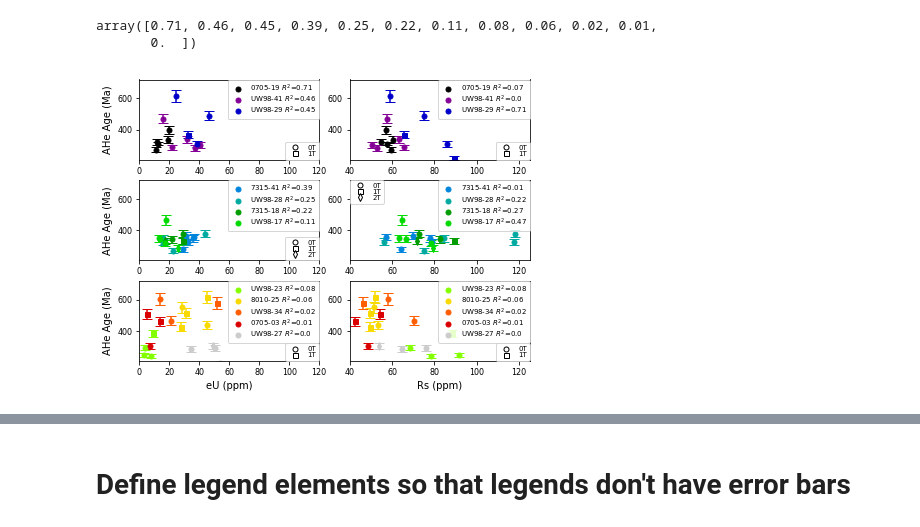
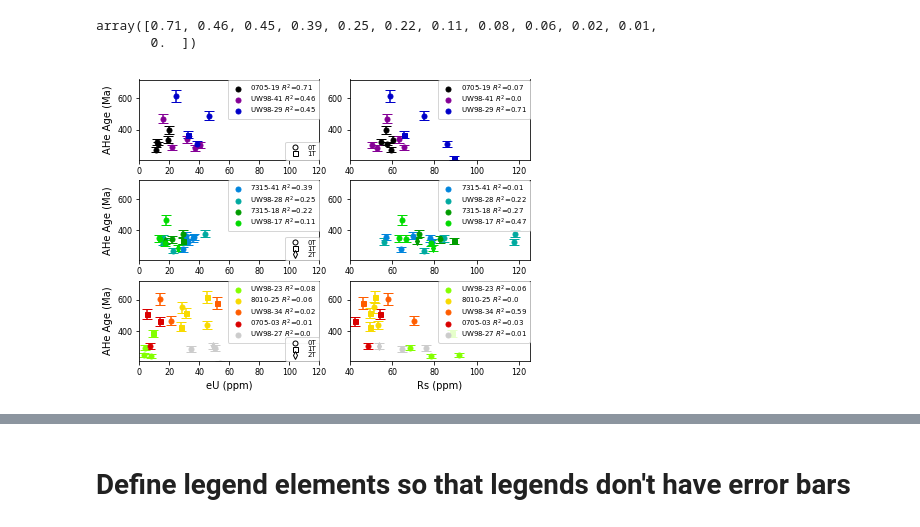
Before and after one commit to saraemp/10.1029-2019TC005988, a Jupyter notebook: AHe_age_vs_eU_vsRs_grouped_r2_all.ipynb, the cells around one changed output, grey strips where cells are left out. Saved outputs shown, nothing was run; the diff lists cells and outputs as text; code cells hidden in the pictures.

```diff
--- a/AHe_age_vs_eU_vsRs_grouped_r2_all.ipynb
+++ b/AHe_age_vs_eU_vsRs_grouped_r2_all.ipynb
@@ -25,5 +25,11 @@ for i in np.arange(0,len(samples),1):
     r_square_eU_0[i]=round(scipy.stats.linregress(AHe.eU_ppm[AHe.Sample_No==samples[i]], AHe.Corrected_Age_Ma[AHe.Sample_No==samples[i]])[2]**2,2)
 
 r_square_Rs_0=np.zeros(len(samples))
+r_Rs_0=np.zeros(len(samples))
 for i in np.arange(0,len(samples),1):
     r_square_Rs_0[i]=round(scipy.stats.linregress(AHe.Rs_um[AHe.Sample_No==samples[i]], AHe.Corrected_Age_Ma[AHe.Sample_No==samples[i]])[2]**2,2)
+    r_Rs_0[i]=round(scipy.stats.linregress(AHe.Rs_um[AHe.Sample_No==samples[i]], AHe.Corrected_Age_Ma[AHe.Sample_No==samples[i]])[2],2)
+
+print (r_square_Rs_0)
+print (r_Rs_0)
+print (samples)
@@ -30,4 +41,4 @@ for i in np.arange(0,len(samples),1):
 # %%
 
-# for i in np.arange(0,len(samples),1):
-#     print(str(samples[i])+' ' +str(r_square_eU_0[i]))
+for i in np.arange(0,len(samples),1):
+    print(str(samples[i])+' ' +str(r_square_eU_0[i]))
@@ -34,3 +58,3 @@ for i in np.arange(0,len(samples),1):
 # %%
-# for i in np.arange(0,len(samples),1):
-#     print(str(samples[i])+' ' +str(r_square_Rs_0[i]))
+for i in np.arange(0,len(samples),1):
+    print(str(samples[i])+' ' +str(r_square_Rs_0[i])+ ' '+str(r_Rs_0[i]))
@@ -186,7 +223,7 @@ ax.set(ylabel='AHe Age (Ma)', xlabel="eU (ppm)")
 ax.tick_params(axis='both', which='major', labelsize=ls)
 legend1=ax.legend(handles=legend_elements3_eU, borderaxespad=lbp, fontsize=lfs, labelspacing=lls)
 ax.add_artist(legend1)
-legend2 = ax.legend(handles=legend_GM_3, borderaxespad=lbp, fontsize=lfs, labelspacing=lls, loc='lower right')
+legend2 = ax.legend(handles=legend_GM_2, borderaxespad=lbp, fontsize=lfs, labelspacing=lls, loc='lower right')
 
 ##########
 #Rs plots#
@@ -200,42 +237,42 @@ ax.set_xlim(40,125)
 ax.set_ylim(210,720)
 ax.tick_params(axis='both', which='major', labelsize=ls)
 legend1= ax.legend(handles=legend_elements1_Rs, borderaxespad=lbp, fontsize=lfs, labelspacing=lls)
-ax.add_artist(legend1)
-legend2 = ax.legend(handles=legend_GM_3, borderaxespad=lbp, fontsize=lfs, labelspacing=lls, loc='lower right')
+# ax.add_artist(legend1)
+# legend2 = ax.legend(handles=legend_GM_3, borderaxespad=lbp, fontsize=lfs, labelspacing=lls, loc='lower right')
 
 ###
 ax = axs[1,1]
 for k in np.arange(np.int(np.argwhere(marker.sampleID=='7315-41')[0]),
                    np.int(np.argwhere(marker.sampleID=='UW98-17')[-1])+1,1):
         ax.errorbar(AHe.Rs_um[marker.locator[k]], AHe.Corrected_Age_Ma[marker.locator[k]],
             yerr=AHe.Corrected_Age_Ma_1s[marker.locator[k]],
             fmt=str(marker.marker[k]),c=cs[k],capsize=5,ms=ms)
 ax.set_xlim(40,125)
 ax.set_ylim(210,720)
 ax.tick_params(axis='both', which='major', labelsize=ls)
 legend1=ax.legend(handles=legend_elements2_Rs, borderaxespad=lbp, fontsize=lfs, labelspacing=lls)
-ax.add_artist(legend1)
-legend2 = ax.legend(handles=legend_GM_2, borderaxespad=lbp, fontsize=lfs, labelspacing=lls, loc='upper left')
+# ax.add_artist(legend1)
+# legend2 = ax.legend(handles=legend_GM_2, borderaxespad=lbp, fontsize=lfs, labelspacing=lls, loc='upper left')
 
 ####
 ax = axs[2,1]
 for l in np.arange(np.int(np.argwhere(marker.sampleID=='UW98-23')[0]),
                    np.int(np.argwhere(marker.sampleID=='UW98-27')[-1])+1,1):
         ax.errorbar(AHe.Rs_um[marker.locator[l]], AHe.Corrected_Age_Ma[marker.locator[l]],
             yerr=AHe.Corrected_Age_Ma_1s[marker.locator[l]],
             fmt=str(marker.marker[l]),c=cs[l],capsize=5,ms=ms)
 ax.set_xlim(40,125)
 ax.set_ylim(210,720)
 ax.set(xlabel="Rs (ppm)")
 ax.tick_params(axis='both', which='major', labelsize=ls)
-legend1=ax.legend(handles=legend_elements3_eU, borderaxespad=lbp, fontsize=lfs, labelspacing=lls)
-ax.add_artist(legend1)
-legend2 = ax.legend(handles=legend_GM_3, borderaxespad=lbp, fontsize=lfs, labelspacing=lls, loc='lower right')
+legend1=ax.legend(handles=legend_elements3_Rs, borderaxespad=lbp, fontsize=lfs, labelspacing=lls)
+# ax.add_artist(legend1)
+# legend2 = ax.legend(handles=legend_GM_3, borderaxespad=lbp, fontsize=lfs, labelspacing=lls, loc='lower right')
 plt.tight_layout(pad=0.10)
 
 fig.savefig("AHe_age_vs_eU_vsRs_groupedbysample_nipy_spectral_all.pdf", dpi=300)
 # %% [output]
-[figure, old version]
+[figure, new version]
 # %%
 #Modify symbol's legend, that's the old one
 #Change le
```
Also changed, not shown: parts of 8 cells of this notebook, 1 other file.
